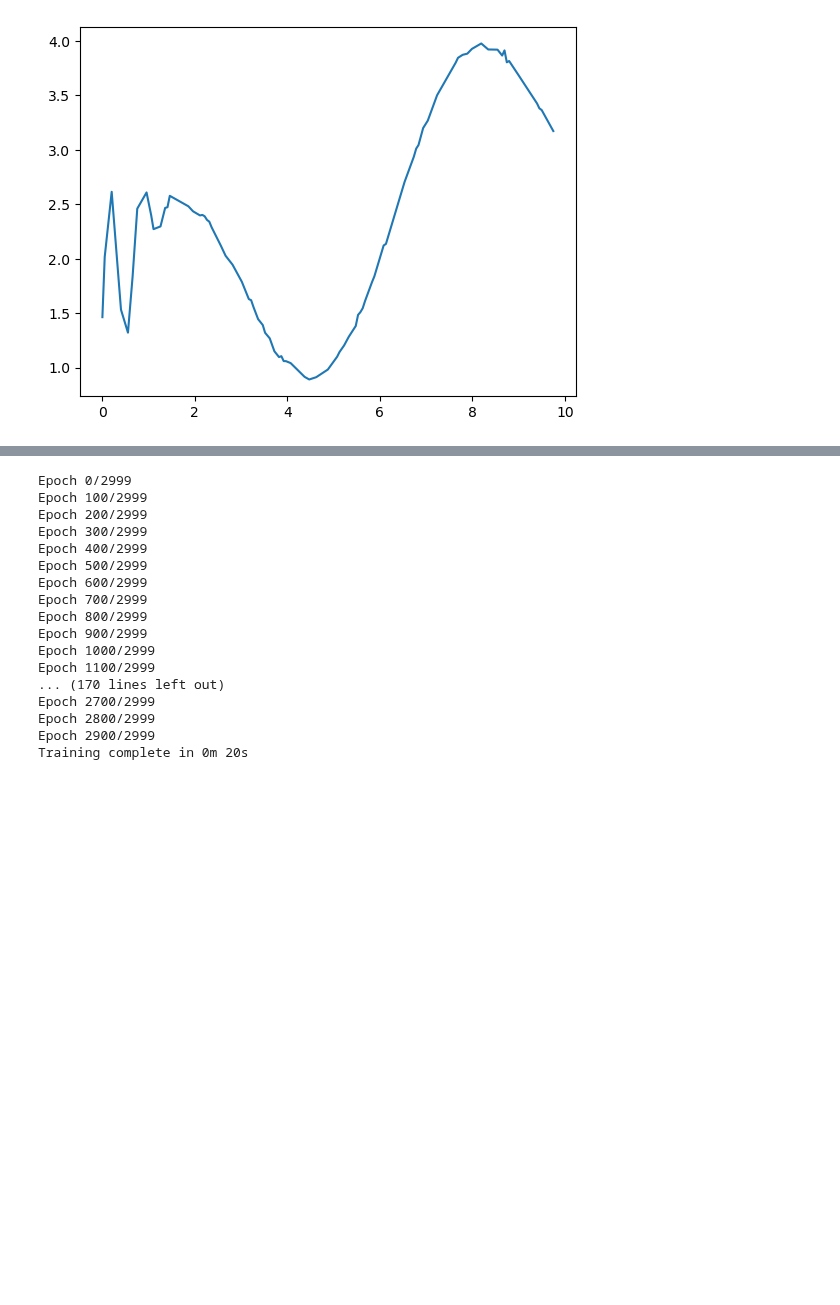
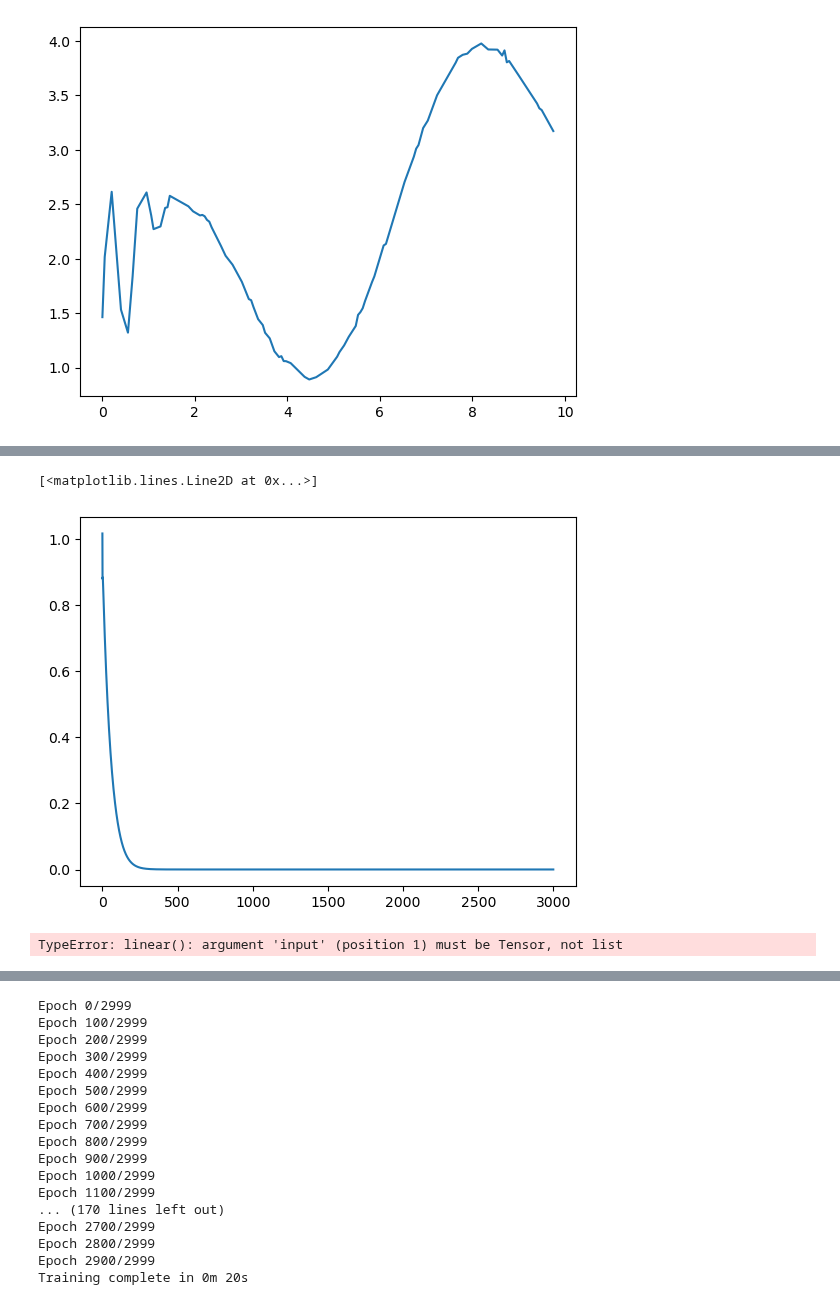
Before and after one commit to Ricu/fantastic-umbrella, a Jupyter notebook: test.ipynb, the cells around one changed output, grey strips where cells are left out. Drawn from its saved outputs; the diff is of its cells as text; code cells hidden in the pictures; blank space fills up the shorter version.

```diff
--- a/test.ipynb
+++ b/test.ipynb
@@ -42,20 +45,20 @@ import torch
 class LinearNet(nn.Module):
     def __init__(self, dropout_p=0.5):
         super().__init__()
-        self.fc1 = nn.Linear(1, 64)
-        self.fc2 = nn.Linear(64, 64)
-        self.fc3 = nn.Linear(64, 1)
+        self.fc1 = nn.Linear(1, 8)
+        self.fc2 = nn.Linear(8, 1)
+        # self.fc3 = nn.Linear(64, 1)
         self.relu = nn.ReLU()
         self.do = nn.Dropout(p=dropout_p)
 
     def forward(self, x):
         x = self.fc1(x)
         x = self.relu(x)
-        x = self.do(x)
+        # x = self.do(x)
         x = self.fc2(x)
-        x = self.relu(x)
-        x = self.do(x)
-        x = self.fc3(x)
+        # x = self.relu(x)
+        # x = self.do(x)
+        # x = self.fc3(x)
         return x
 # %%
 from torch.utils.data import DataLoader,TensorDataset
@@ -125,7 +128,7 @@ def train_model(model, dataloaders, loss_fn, optimizer, num_epochs=5, verbose =
         phase = 'train'
         model.train()
 
-        running_loss = 0.0
+        running_loss = [0.0]
         # running_corrects = 0
 
         for batch, (inputs, labels) in enumerate(dataloaders[phase]):
@@ -169,3 +172,19 @@ def train_model(model, dataloaders, loss_fn, optimizer, num_epochs=5, verbose =
     print('Training complete in {:.0f}m {:.0f}s'.format(time_elapsed // 60, time_elapsed % 60))
 
     return val_acc_history
+# %%
+sgd_parameters = {
+    'lr':1e-3,        # undefined
+    'momentum':0,   # 0
+    'dampening':0,    # 0
+    'weight_decay':0  # 0
+}
+loss_fn = nn.MSELoss()
+model = LinearNet()
+optimizer = torch.optim.SGD(model.parameters(), **sgd_parameters)
+hist = train_model(model,
+                    dataloaders,
+                    loss_fn,
+                    optimizer,
+                    num_epochs=3000
+                    )
@@ -171,0 +209,12 @@ def train_model(model, dataloaders, loss_fn, optimizer, num_epochs=5, verbose =
+# %%
+plt.plot(hist)
+# %% [output]
+[<matplotlib.lines.Line2D at 0x...>]
+[figure, added]
+# %%
+for batch in test_dataloader:
+    output = model(batch)
+    plt.plot(batch,output)
+    break
+# %% [output]
+TypeError: linear(): argument 'input' (position 1) must be Tensor, not list
```
Also changed, not shown: parts of 23 cells of this notebook.
